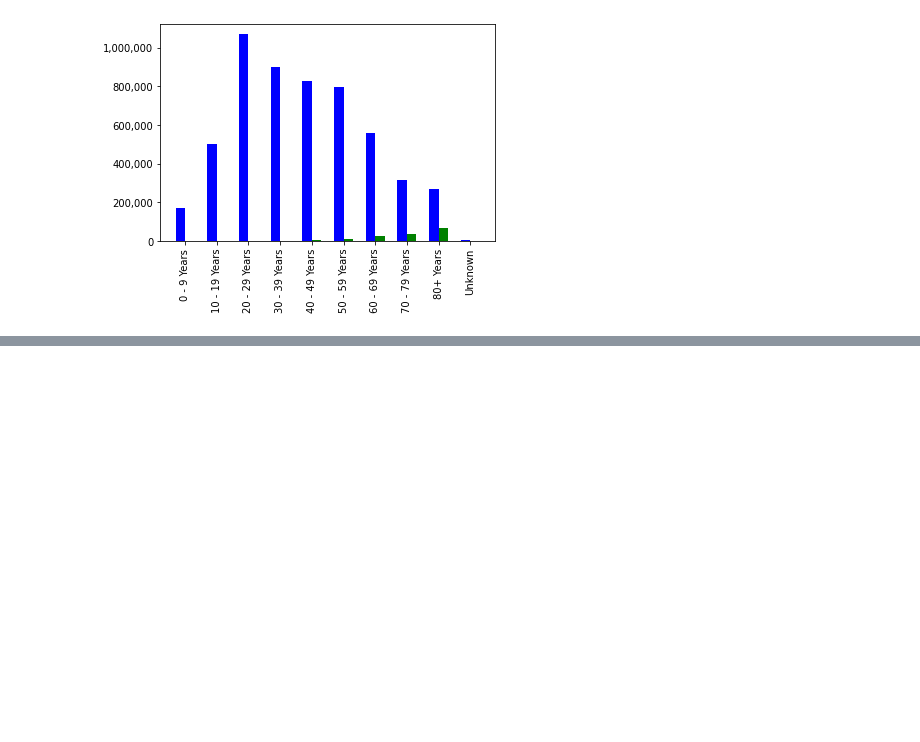
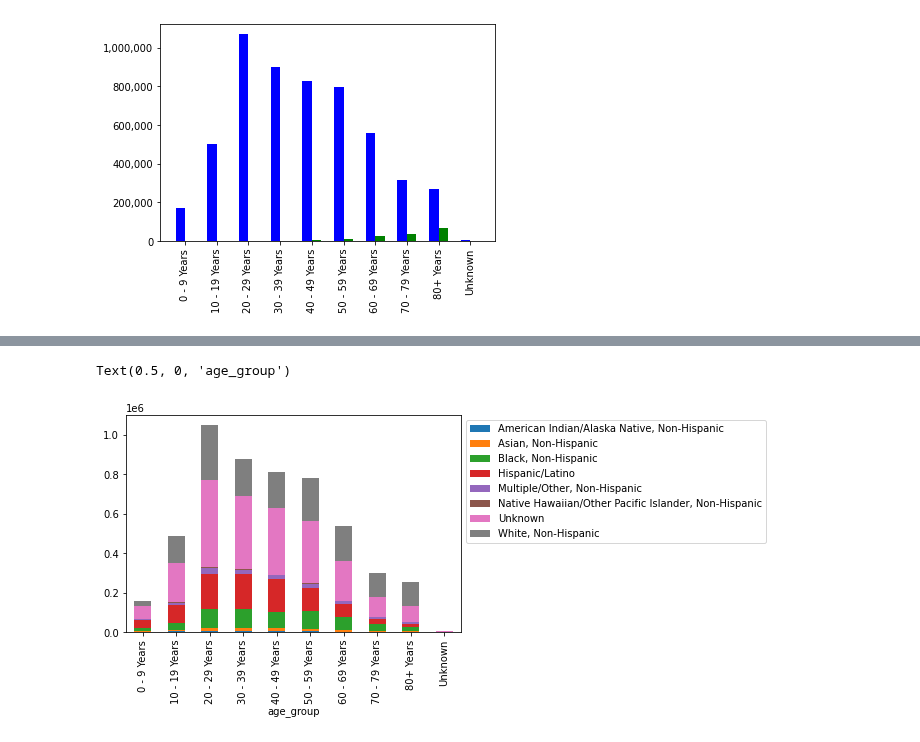
Before and after one commit to georgetown-analytics/COVID-19-race-social-equity-, a Jupyter notebook: COVID Visualization.ipynb, the cells around one changed output, grey strips where cells are left out. Drawn from its saved outputs; the diff is of its cells as text; code cells hidden in the pictures; blank space fills up the shorter version.

```diff
--- a/COVID Visualization.ipynb
+++ b/COVID Visualization.ipynb
@@ -59,3 +59,7 @@ ax.yaxis.set_major_formatter(mpl.ticker.StrMethodFormatter('{x:,.0f}'))
 plt.show()
 # %% [output]
 [figure]
+# %%
+df_group_age_race = df_oct.loc[df_oct['current_status'] == 'Laboratory-confirmed case']
+df_group_age_race = df_group_age_race[['current_status','age_group','race_ethnicity_combined']].groupby(['age_group','race_ethnicity_combined'], as_index=False).count()
+df_group_age_race
@@ -61,0 +80,3 @@ plt.show()
+# %%
+pdata = pd.crosstab(df_group_age_race['age_group'],df_group_age_race['race_ethnicity_combined'], values = df_group_age_race['current_status'], aggfunc = sum )
+pdata
@@ -61,0 +96,7 @@ plt.show()
+# %%
+races = df_group_age_race['race_ethnicity_combined'].unique()
+pdata[races].plot(kind="bar", stacked = True).legend(bbox_to_anchor=(1,1))
+plt.xlabel('age_group')
+# %% [output]
+Text(0.5, 0, 'age_group')
+[figure, added]
```
Also changed, not shown: parts of 2 cells of this notebook.
